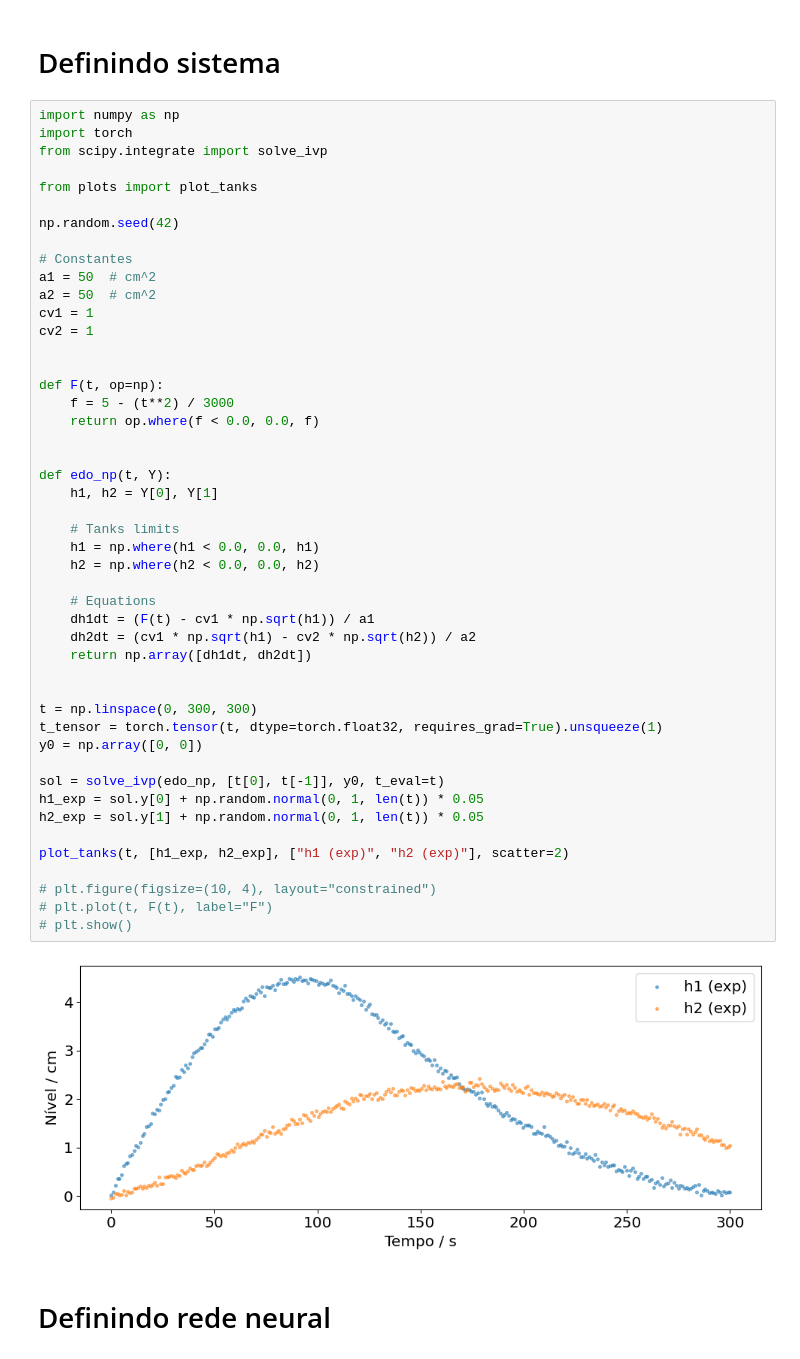
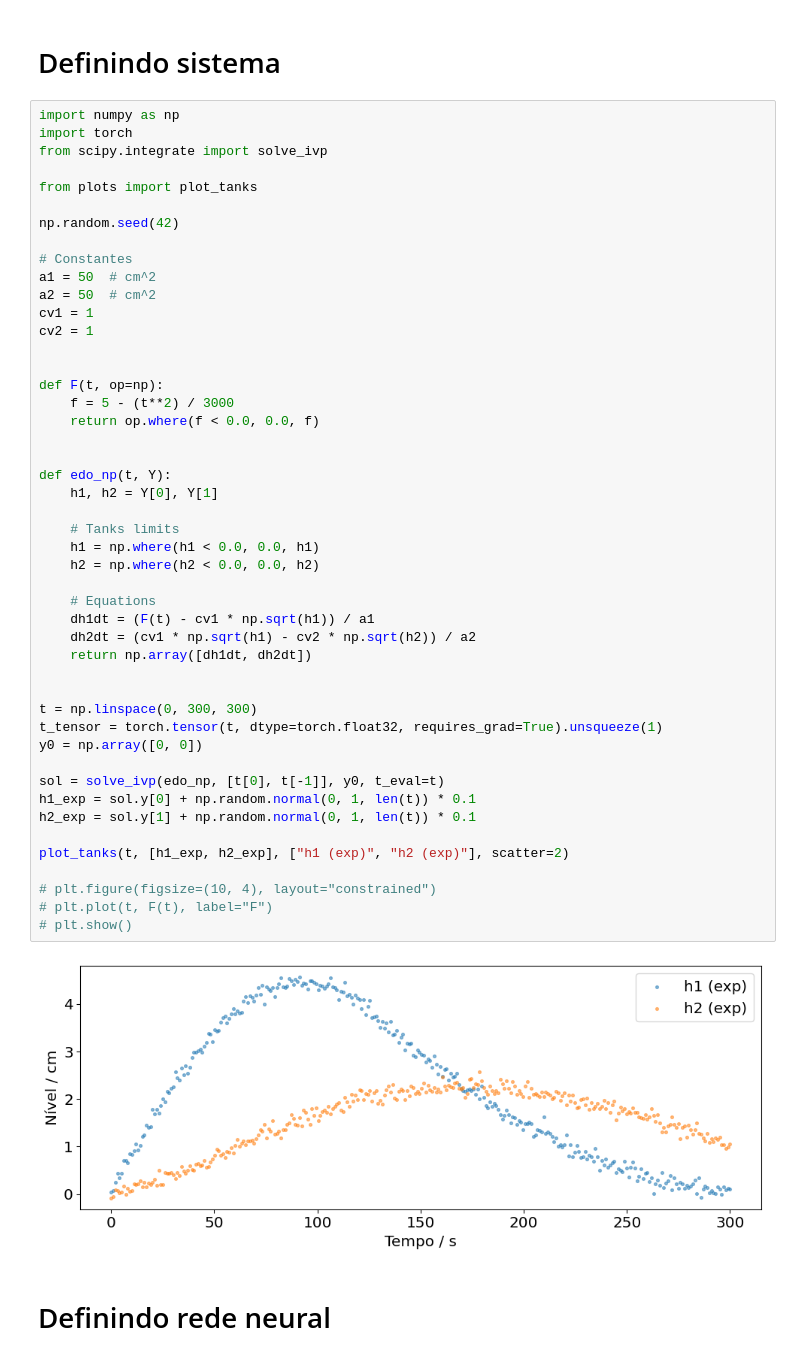
Before and after one commit to silash35/ENGG11, a Jupyter notebook: src/pinn-optimization.ipynb, the cells around one changed output. Cells and saved outputs as stored; diff of their text form.

```diff
--- a/src/pinn-optimization.ipynb
+++ b/src/pinn-optimization.ipynb
@@ -19,36 +19,36 @@ cv2 = 1
 def F(t, op=np):
     f = 5 - (t**2) / 3000
     return op.where(f < 0.0, 0.0, f)
 
 
 def edo_np(t, Y):
     h1, h2 = Y[0], Y[1]
 
     # Tanks limits
     h1 = np.where(h1 < 0.0, 0.0, h1)
     h2 = np.where(h2 < 0.0, 0.0, h2)
 
     # Equations
     dh1dt = (F(t) - cv1 * np.sqrt(h1)) / a1
     dh2dt = (cv1 * np.sqrt(h1) - cv2 * np.sqrt(h2)) / a2
     return np.array([dh1dt, dh2dt])
 
 
 t = np.linspace(0, 300, 300)
 t_tensor = torch.tensor(t, dtype=torch.float32, requires_grad=True).unsqueeze(1)
 y0 = np.array([0, 0])
 
 sol = solve_ivp(edo_np, [t[0], t[-1]], y0, t_eval=t)
-h1_exp = sol.y[0] + np.random.normal(0, 1, len(t)) * 0.05
-h2_exp = sol.y[1] + np.random.normal(0, 1, len(t)) * 0.05
+h1_exp = sol.y[0] + np.random.normal(0, 1, len(t)) * 0.1
+h2_exp = sol.y[1] + np.random.normal(0, 1, len(t)) * 0.1
 
 plot_tanks(t, [h1_exp, h2_exp], ["h1 (exp)", "h2 (exp)"], scatter=2)
 
 # plt.figure(figsize=(10, 4), layout="constrained")
 # plt.plot(t, F(t), label="F")
 # plt.show()
 # %% [output]
-[figure, old version]
+[figure, new version]
 # %% [markdown]
 # Definindo rede neural
 # %%
```
Also changed, not shown: parts of 6 cells of this notebook, 2 other files.
